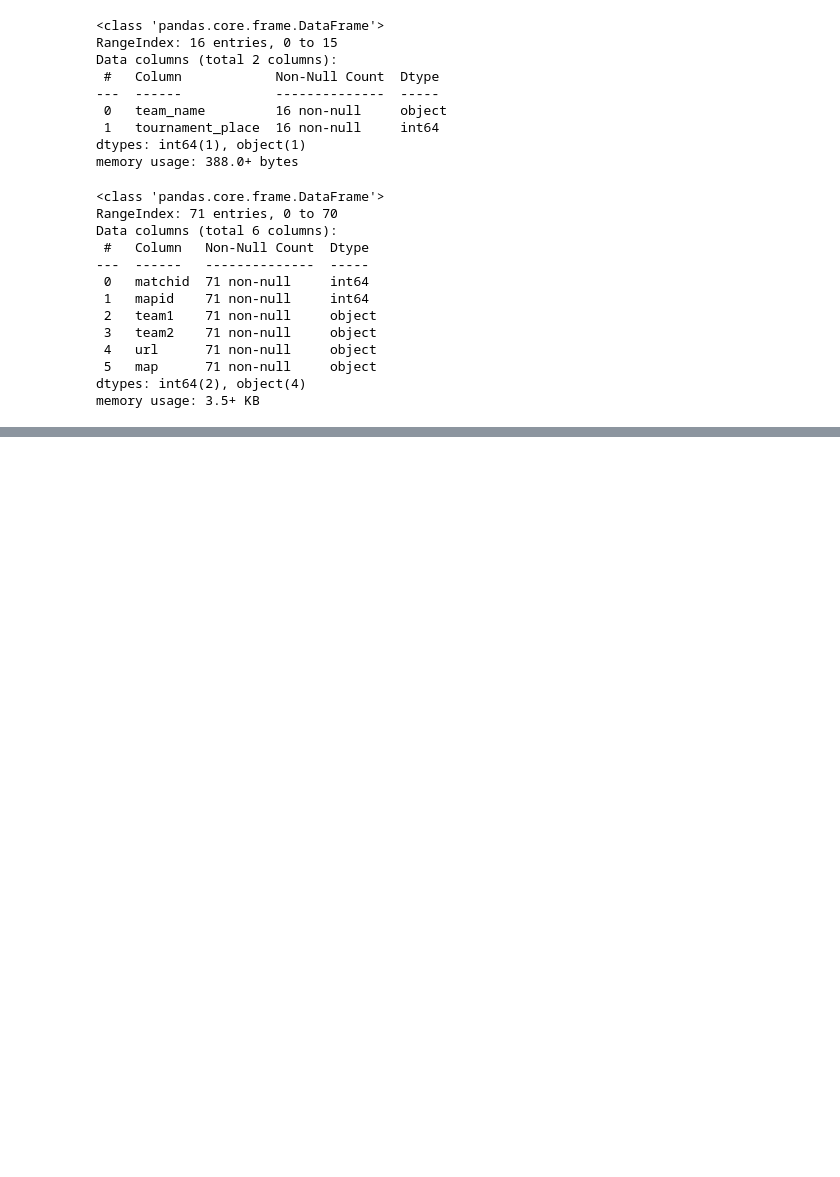
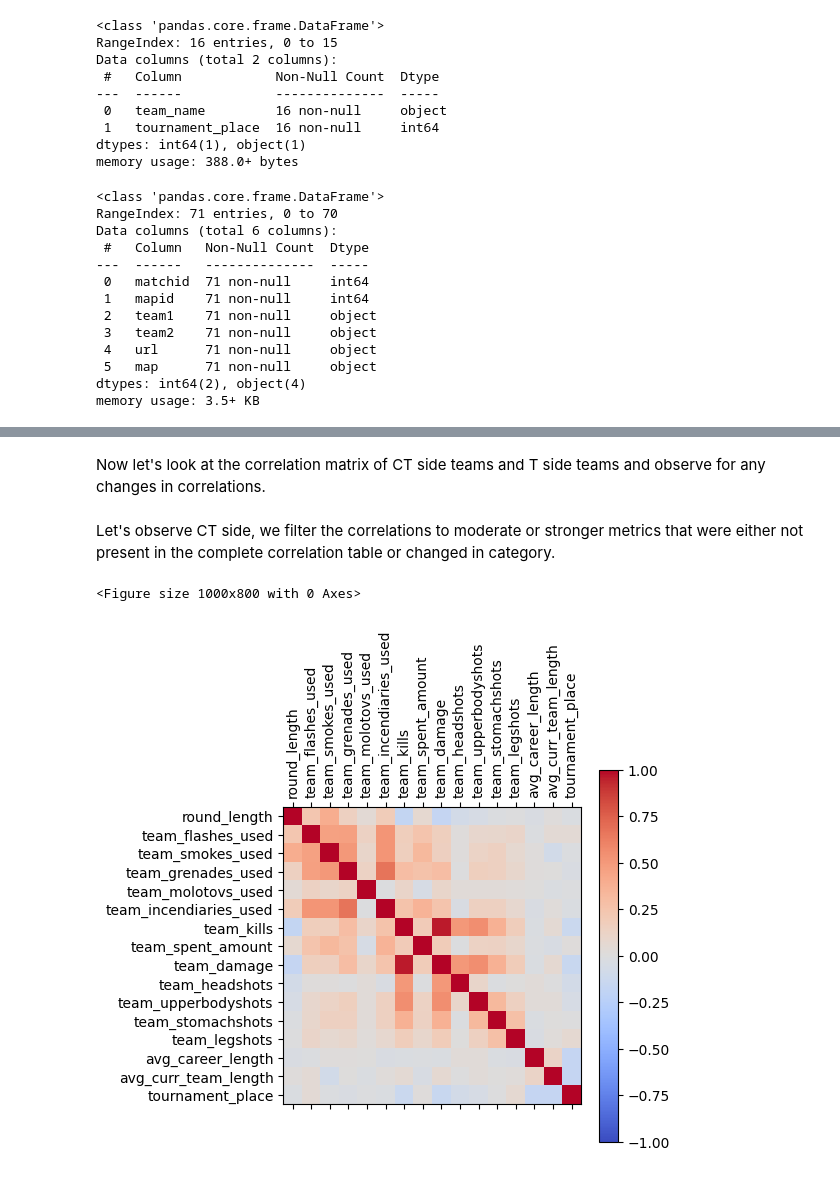
Before and after one commit to iwillreku3206/CSMODEL-MP, a Jupyter notebook: MP.ipynb, the cells around one changed output, grey strips where cells are left out. Saved outputs shown, nothing was run; the diff lists cells and outputs as text; code cells hidden in the pictures; blank space fills up the shorter version.

```diff
--- a/MP.ipynb
+++ b/MP.ipynb
@@ -1140,0 +820,27 @@ After using this tool/service, the author(s) reviewed and edited the content as
+# %% [markdown]
+Now let's look at the correlation matrix of CT side teams and T side teams and observe for any changes in correlations.
+# %%
+teams_sep = demos[(demos['round_number'] != 1) & (demos['round_number'] != 13)].copy()
+
+teams_sep["side"] = np.where(teams_sep["team_name"] == teams_sep["round_ct_team"], "CT", "T")
+
+ct_teams = teams_sep[teams_sep["side"] == "CT"]
+t_teams = teams_sep[teams_sep["side"] == "T"]
+
+ct_teams = ct_teams.groupby(["team_name", "round_id"]).agg(team_stats_aggregator).rename(columns=team_stats_column_names)
+t_teams = t_teams.groupby(["team_name", "round_id"]).agg(team_stats_aggregator).rename(columns=team_stats_column_names)
+
+ct_teams_corr = ct_teams.corr(method="spearman")
+t_teams_corr = t_teams.corr(method="spearman")
+# %% [markdown]
+Let's observe CT side, we filter the correlations to moderate or stronger metrics that were either not present in the complete correlation table or changed in category.
+# %%
+plt_pypl.figure(figsize=(10, 8))
+plt_pypl.matshow(ct_teams_corr, cmap="coolwarm", vmin=-1, vmax=1)
+plt_pypl.colorbar()
+plt_pypl.xticks(range(len(ct_teams_corr.columns)), ct_teams_corr.columns, rotation=90)
+plt_pypl.yticks(range(len(ct_teams_corr.index)), ct_teams_corr.index)
+plt_pypl.show()
+# %% [output]
+<Figure size 1000x800 with 0 Axes>
+[figure, added]
```
Also changed, not shown: parts of 199 cells of this notebook.
